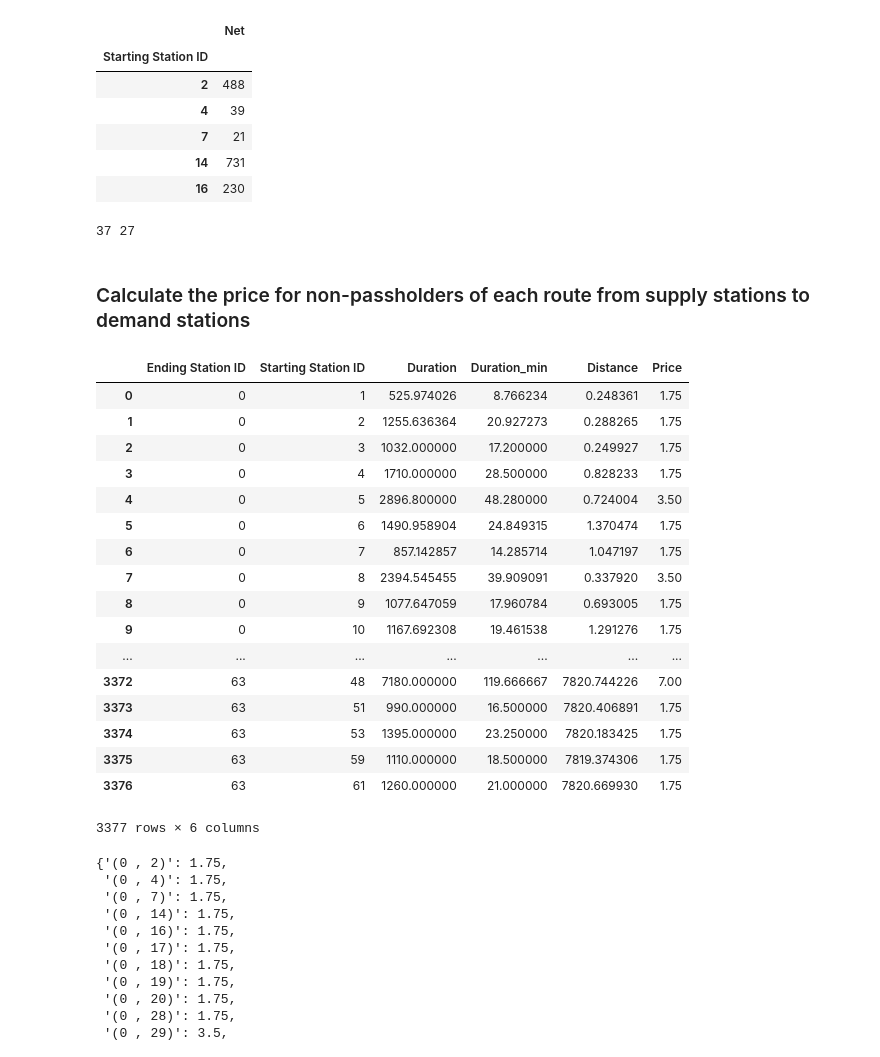
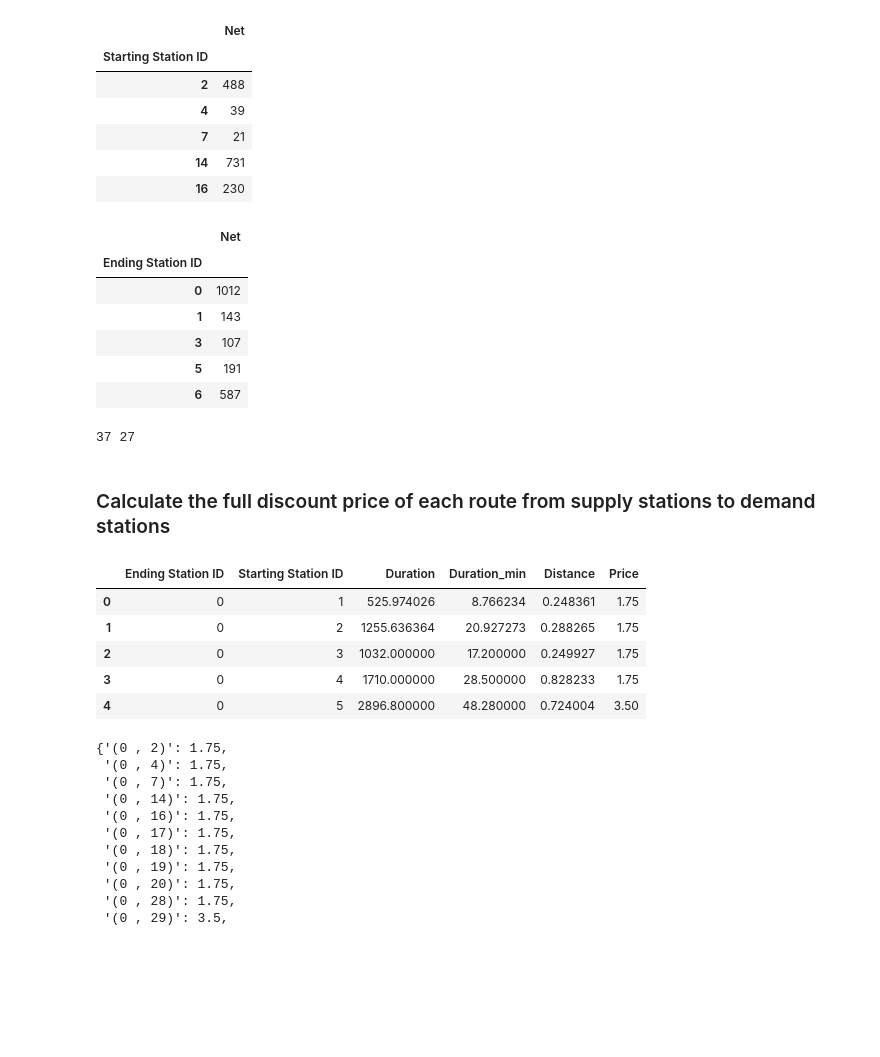
Before and after one commit to yyul10/LA_metro_bike_relocation, a Jupyter notebook: LA_metro_bike-relocation.ipynb, the cells around one changed output. Cells and saved outputs as stored; diff of their text form; code cells hidden in the pictures; blank space fills up the shorter version.

```diff
--- a/LA_metro_bike-relocation.ipynb
+++ b/LA_metro_bike-relocation.ipynb
@@ -208,6 +206,16 @@ d_data.head(5)
 | 7 | 21 |
 | 14 | 731 |
 | 16 | 230 |
+# %%
+s_data.head(5)
+# %% [output]
+|  | Net |
+| Ending Station ID |  |
+| 0 | 1012 |
+| 1 | 143 |
+| 3 | 107 |
+| 5 | 191 |
+| 6 | 587 |
 # %%
 # Number of Supply stations and Demand stations
 print(len(s_data), len(d_data))
@@ -227,26 +236,14 @@ d_data_constraint = ast.literal_eval(d_data_constraint)
 # %% [markdown]
-### Calculate the price for non-passholders of each route from supply stations to demand stations
+### Calculate the full discount price of each route from supply stations to demand stations
 # %%
-price_matrix = ndata[['Ending Station ID','Starting Station ID','Duration', 'Duration_min', 'Distance']].groupby(['Ending Station ID','Starting Station ID'],as_index=False).mean()
-price_matrix['Price'] = 1.75 * (np.floor(price_matrix['Duration_min']/30)+1)
-price_matrix
+cost_matrix = ndata[['Ending Station ID','Starting Station ID','Duration', 'Duration_min', 'Distance']].groupby(['Ending Station ID','Starting Station ID'],as_index=False).mean()
+cost_matrix['Price'] = 1.75 * (np.floor(cost_matrix['Duration_min']/30)+1)
+cost_matrix[:5]
 # %% [output]
 |  | Ending Station ID | Starting Station ID | Duration | Duration_min | Distance | Price |
 | 0 | 0 | 1 | 525.974026 | 8.766234 | 0.248361 | 1.75 |
 | 1 | 0 | 2 | 1255.636364 | 20.927273 | 0.288265 | 1.75 |
 | 2 | 0 | 3 | 1032.000000 | 17.200000 | 0.249927 | 1.75 |
 | 3 | 0 | 4 | 1710.000000 | 28.500000 | 0.828233 | 1.75 |
 | 4 | 0 | 5 | 2896.800000 | 48.280000 | 0.724004 | 3.50 |
-| 5 | 0 | 6 | 1490.958904 | 24.849315 | 1.370474 | 1.75 |
-| 6 | 0 | 7 | 857.142857 | 14.285714 | 1.047197 | 1.75 |
-| 7 | 0 | 8 | 2394.545455 | 39.909091 | 0.337920 | 3.50 |
-| 8 | 0 | 9 | 1077.647059 | 17.960784 | 0.693005 | 1.75 |
-| 9 | 0 | 10 | 1167.692308 | 19.461538 | 1.291276 | 1.75 |
-| ... | ... | ... | ... | ... | ... | ... |
-| 3372 | 63 | 48 | 7180.000000 | 119.666667 | 7820.744226 | 7.00 |
-| 3373 | 63 | 51 | 990.000000 | 16.500000 | 7820.406891 | 1.75 |
-| 3374 | 63 | 53 | 1395.000000 | 23.250000 | 7820.183425 | 1.75 |
-| 3375 | 63 | 59 | 1110.000000 | 18.500000 | 7819.374306 | 1.75 |
-| 3376 | 63 | 61 | 1260.000000 | 21.000000 | 7820.669930 | 1.75 |
-3377 rows × 6 columns
 # %%
```
Also changed, not shown: parts of 21 cells of this notebook.
